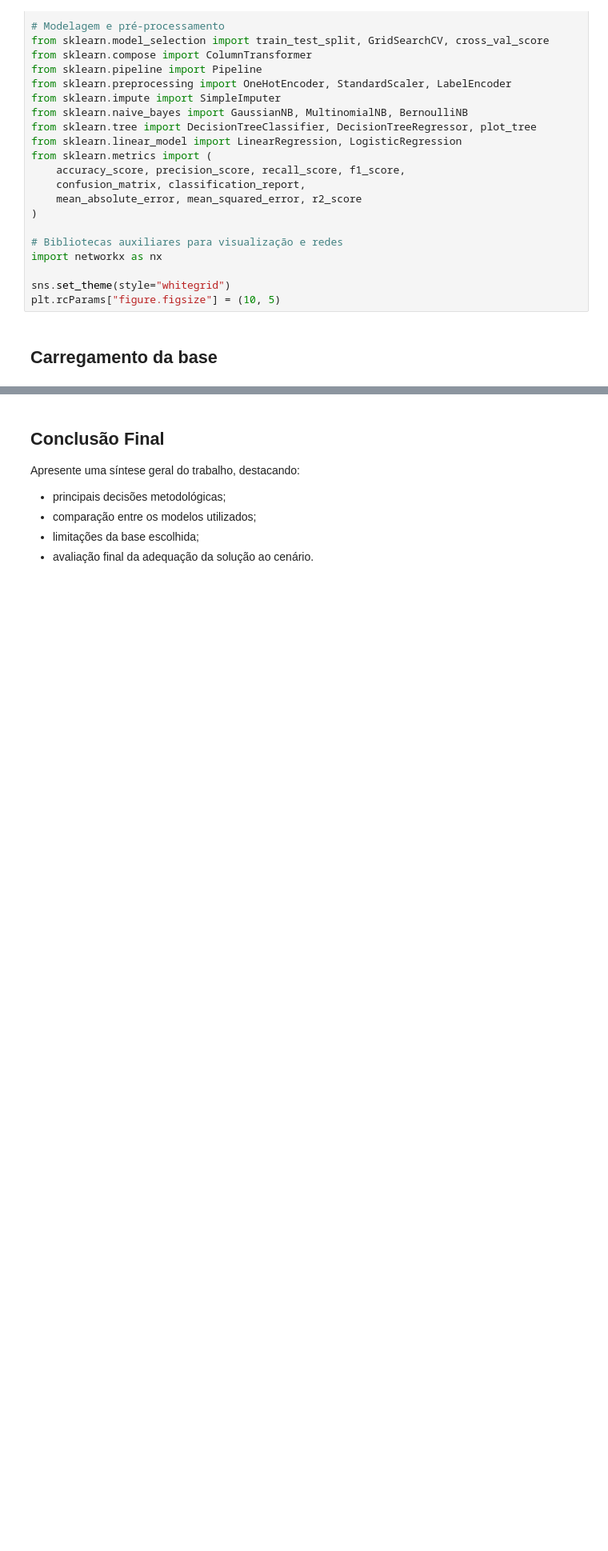
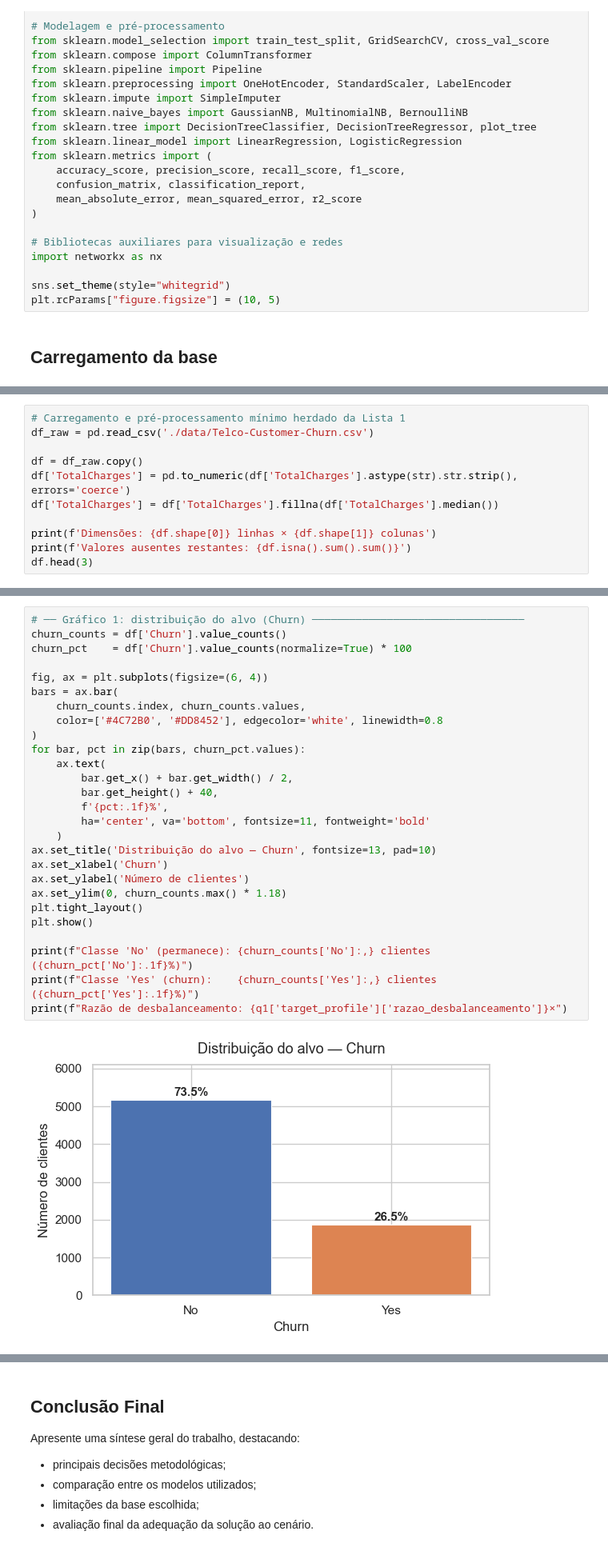
Before and after one commit to theduardomaciel/cc-cd, a Jupyter notebook: listas/lista2.ipynb, the cells around one changed output, grey strips where cells are left out. Shown at 80% size. Drawn from its saved outputs; the diff is of its cells as text; blank space fills up the shorter version.

```diff
--- a/listas/lista2.ipynb
+++ b/listas/lista2.ipynb
@@ -215,0 +88,11 @@ Registre aqui as principais interpretações e conclusões obtidas com base nos
+# %%
+# Carregamento e pré-processamento mínimo herdado da Lista 1
+df_raw = pd.read_csv('./data/Telco-Customer-Churn.csv')
+
+df = df_raw.copy()
+df['TotalCharges'] = pd.to_numeric(df['TotalCharges'].astype(str).str.strip(), errors='coerce')
+df['TotalCharges'] = df['TotalCharges'].fillna(df['TotalCharges'].median())
+
+print(f'Dimensões: {df.shape[0]} linhas × {df.shape[1]} colunas')
+print(f'Valores ausentes restantes: {df.isna().sum().sum()}')
+df.head(3)
@@ -215,0 +289,29 @@ Registre aqui as principais interpretações e conclusões obtidas com base nos
+# %%
+# ── Gráfico 1: distribuição do alvo (Churn) ──────────────────────────────────
+churn_counts = df['Churn'].value_counts()
+churn_pct    = df['Churn'].value_counts(normalize=True) * 100
+
+fig, ax = plt.subplots(figsize=(6, 4))
+bars = ax.bar(
+    churn_counts.index, churn_counts.values,
+    color=['#4C72B0', '#DD8452'], edgecolor='white', linewidth=0.8
+)
+for bar, pct in zip(bars, churn_pct.values):
+    ax.text(
+        bar.get_x() + bar.get_width() / 2,
+        bar.get_height() + 40,
+        f'{pct:.1f}%',
+        ha='center', va='bottom', fontsize=11, fontweight='bold'
+    )
+ax.set_title('Distribuição do alvo — Churn', fontsize=13, pad=10)
+ax.set_xlabel('Churn')
+ax.set_ylabel('Número de clientes')
+ax.set_ylim(0, churn_counts.max() * 1.18)
+plt.tight_layout()
+plt.show()
+
+print(f"Classe 'No' (permanece): {churn_counts['No']:,} clientes ({churn_pct['No']:.1f}%)")
+print(f"Classe 'Yes' (churn):    {churn_counts['Yes']:,} clientes ({churn_pct['Yes']:.1f}%)")
+print(f"Razão de desbalanceamento: {q1['target_profile']['razao_desbalanceamento']}×")
+# %% [output]
+[figure, added]
```
Also changed, not shown: parts of 105 cells of this notebook, 1 other file.
